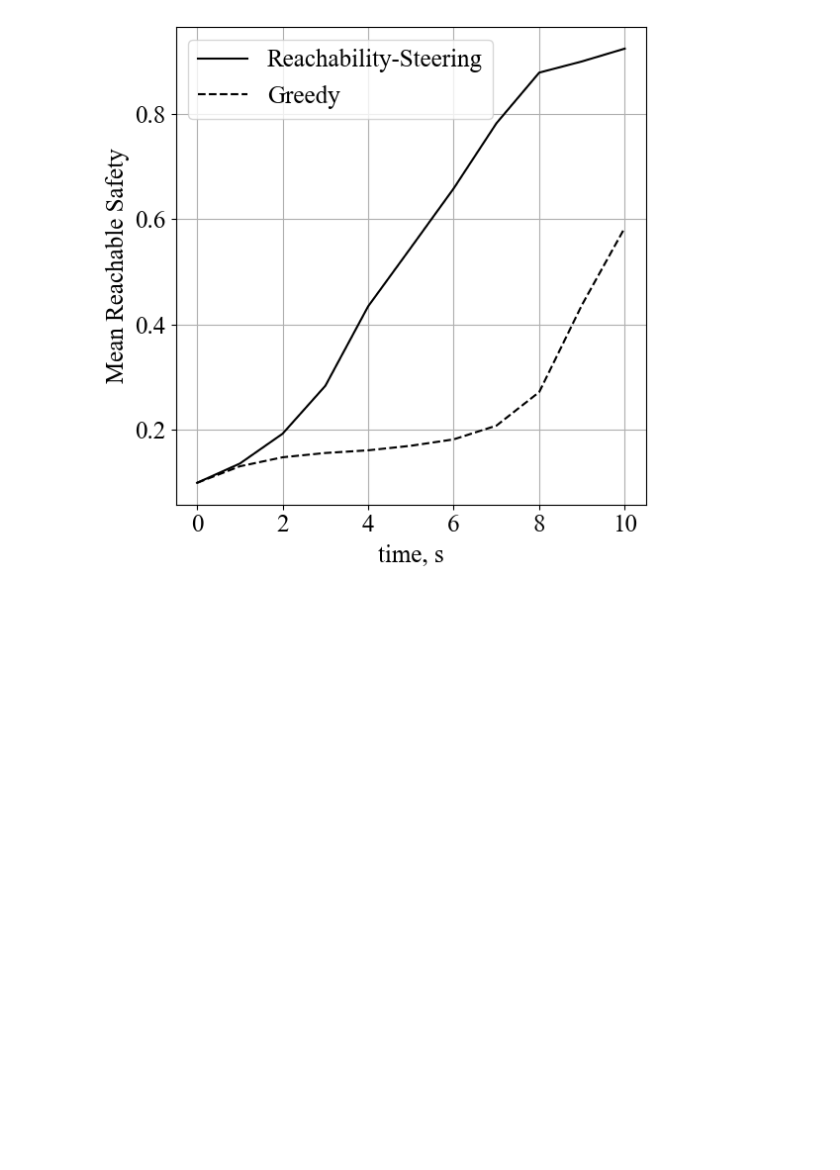
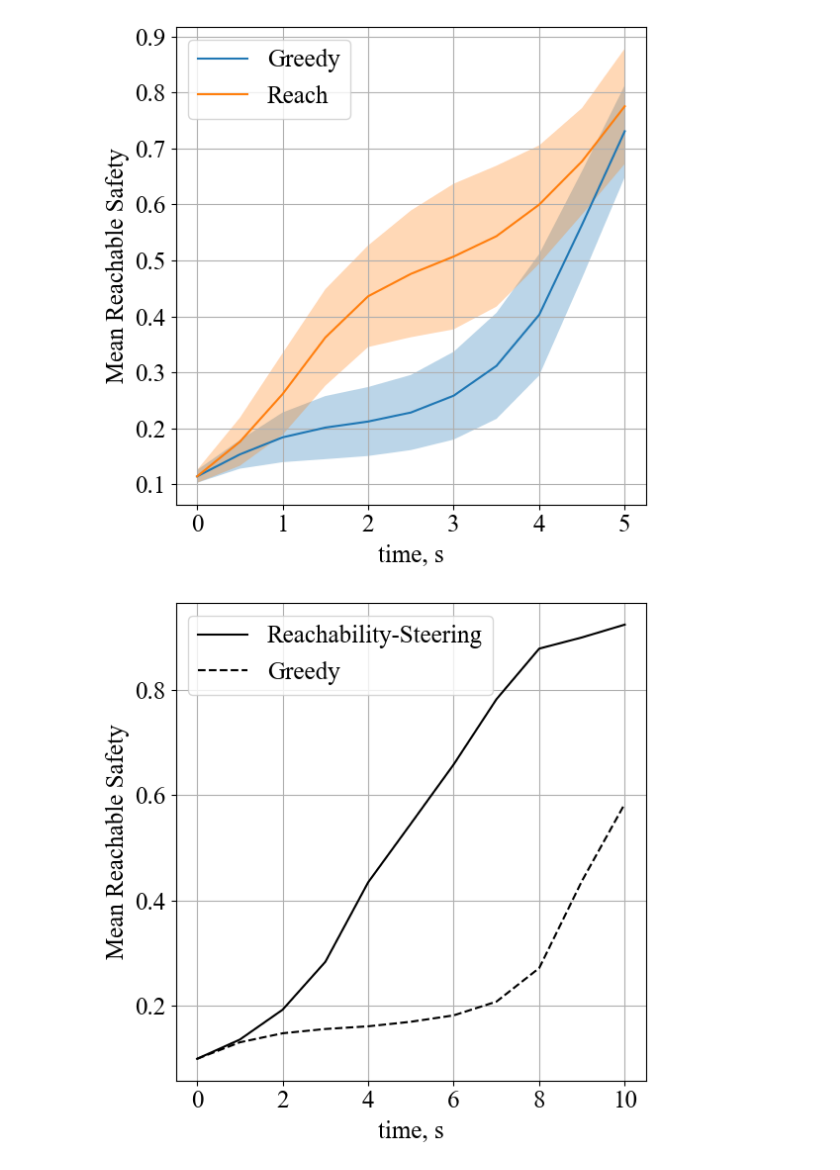
Before and after one commit to kentotomita/learning-hda-reachability, a Jupyter notebook: dev/quantitative_analysis.ipynb, the cells around one changed output. Drawn from its saved outputs; the diff is of its cells as text; code cells hidden in the pictures; blank space fills up the shorter version.

```diff
--- a/dev/quantitative_analysis.ipynb
+++ b/dev/quantitative_analysis.ipynb
@@ -98,0 +267,28 @@ Reach-steering HDA optimized single leg: 1.6082425117492676 sec
+# %%
+# load lists from .npy files
+mean_safety_history_list_greedy = np.load('greedy_mean_safety_history.npy')
+mean_safety_history_list_reach = np.load('reach_mean_safety_history.npy')
+n_steps = len(mean_safety_history_list_greedy[0])
+mean_greedy = np.mean(mean_safety_history_list_greedy, axis=0)
+std_greedy = np.std(mean_safety_history_list_greedy, axis=0)
+mean_reach = np.mean(mean_safety_history_list_reach, axis=0)
+std_reach = np.std(mean_safety_history_list_reach, axis=0)
+
+# font size
+fontsize = 18
+plt.figure(figsize=(6, 6))
+plt.plot(np.arange(n_steps) * dt, mean_greedy, label='Greedy')
+plt.fill_between(np.arange(n_steps) * dt, mean_greedy - std_greedy, mean_greedy + std_greedy, alpha=0.3)
+plt.plot(np.arange(n_steps) * dt, mean_reach, label='Reach')
+plt.fill_between(np.arange(n_steps) * dt, mean_reach - std_reach, mean_reach + std_reach, alpha=0.3)
+plt.xlabel('time, s', fontsize=fontsize)
+plt.ylabel('Mean Reachable Safety', fontsize=fontsize)
+plt.legend(fontsize=fontsize)
+plt.tick_params(labelsize=fontsize)
+# tight layout
+plt.tight_layout()
+# grid
+plt.grid(True)
+plt.show()
+# %% [output]
+[figure, added]
```
Also changed, not shown: parts of 7 cells of this notebook, 3 other files.
